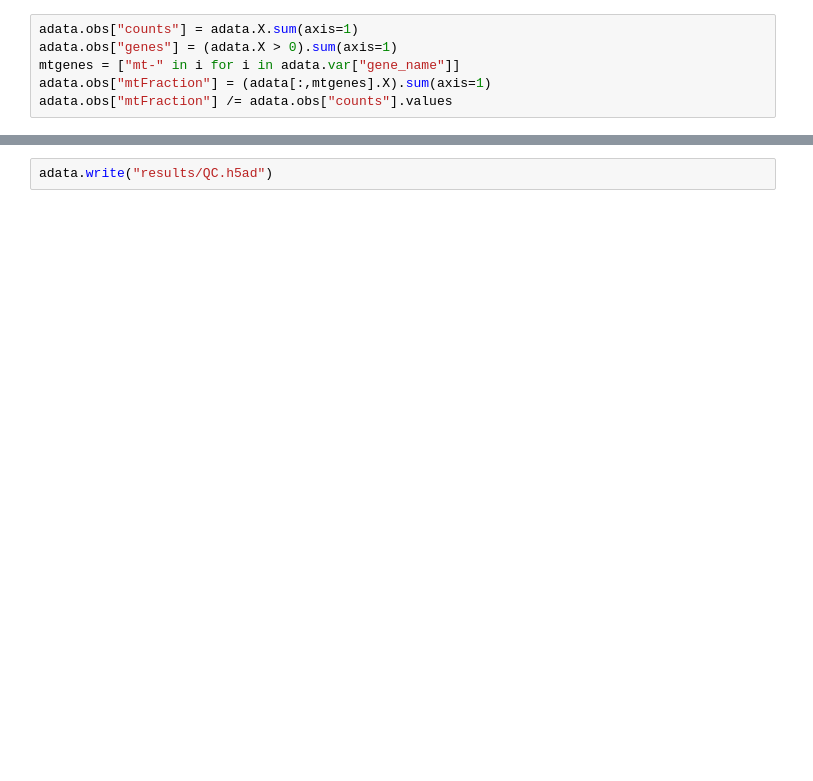
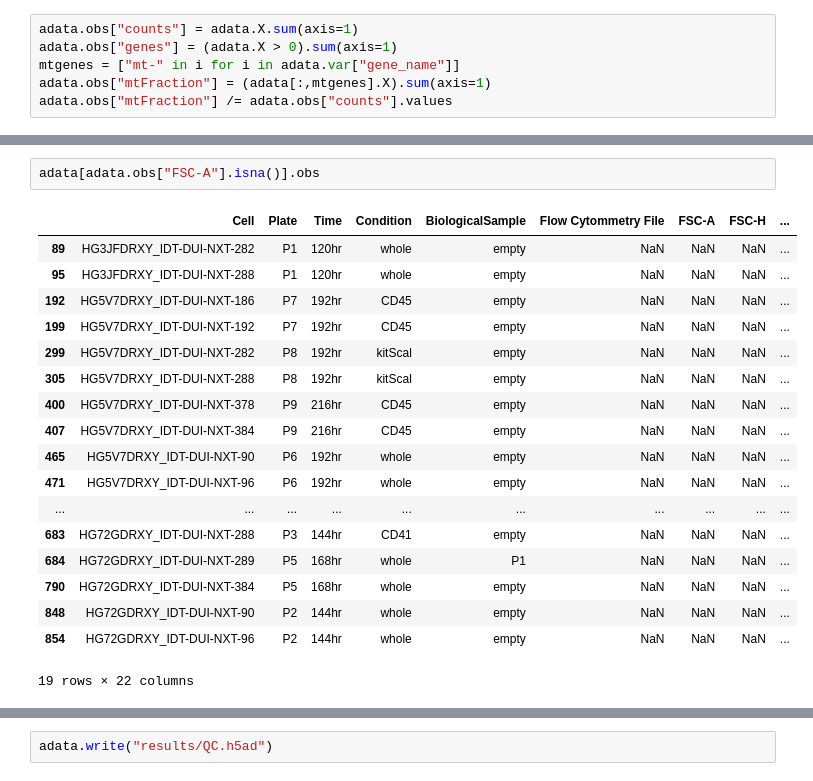
Before and after one commit to dsb-lab/blood_gastruloids, a Jupyter notebook: Analysis/1_QC.ipynb, the cells around one changed output, grey strips where cells are left out. Saved outputs shown, nothing was run; the diff lists cells and outputs as text; blank space fills up the shorter version.

```diff
--- a/Analysis/1_QC.ipynb
+++ b/Analysis/1_QC.ipynb
@@ -90,0 +175,21 @@ fig.savefig("plots/Bimodality_scatter.png",bbox_inches="tight")
+# %%
+adata[adata.obs["FSC-A"].isna()].obs
+# %% [output]
+|  | Cell | Plate | Time | Condition | BiologicalSample | Flow Cytommetry File | FSC-A | FSC-H | ... |
+| 89 | HG3JFDRXY_IDT-DUI-NXT-282 | P1 | 120hr | whole | empty | NaN | NaN | NaN | ... |
+| 95 | HG3JFDRXY_IDT-DUI-NXT-288 | P1 | 120hr | whole | empty | NaN | NaN | NaN | ... |
+| 192 | HG5V7DRXY_IDT-DUI-NXT-186 | P7 | 192hr | CD45 | empty | NaN | NaN | NaN | ... |
+| 199 | HG5V7DRXY_IDT-DUI-NXT-192 | P7 | 192hr | CD45 | empty | NaN | NaN | NaN | ... |
+| 299 | HG5V7DRXY_IDT-DUI-NXT-282 | P8 | 192hr | kitScal | empty | NaN | NaN | NaN | ... |
+| 305 | HG5V7DRXY_IDT-DUI-NXT-288 | P8 | 192hr | kitScal | empty | NaN | NaN | NaN | ... |
+| 400 | HG5V7DRXY_IDT-DUI-NXT-378 | P9 | 216hr | CD45 | empty | NaN | NaN | NaN | ... |
+| 407 | HG5V7DRXY_IDT-DUI-NXT-384 | P9 | 216hr | CD45 | empty | NaN | NaN | NaN | ... |
+| 465 | HG5V7DRXY_IDT-DUI-NXT-90 | P6 | 192hr | whole | empty | NaN | NaN | NaN | ... |
+| 471 | HG5V7DRXY_IDT-DUI-NXT-96 | P6 | 192hr | whole | empty | NaN | NaN | NaN | ... |
+| ... | ... | ... | ... | ... | ... | ... | ... | ... | ... |
+| 683 | HG72GDRXY_IDT-DUI-NXT-288 | P3 | 144hr | CD41 | empty | NaN | NaN | NaN | ... |
+| 684 | HG72GDRXY_IDT-DUI-NXT-289 | P5 | 168hr | whole | P1 | NaN | NaN | NaN | ... |
+| 790 | HG72GDRXY_IDT-DUI-NXT-384 | P5 | 168hr | whole | empty | NaN | NaN | NaN | ... |
+| 848 | HG72GDRXY_IDT-DUI-NXT-90 | P2 | 144hr | whole | empty | NaN | NaN | NaN | ... |
+| 854 | HG72GDRXY_IDT-DUI-NXT-96 | P2 | 144hr | whole | empty | NaN | NaN | NaN | ... |
+19 rows × 22 columns
```
Also changed, not shown: parts of 23 cells of this notebook, 28 other files.
